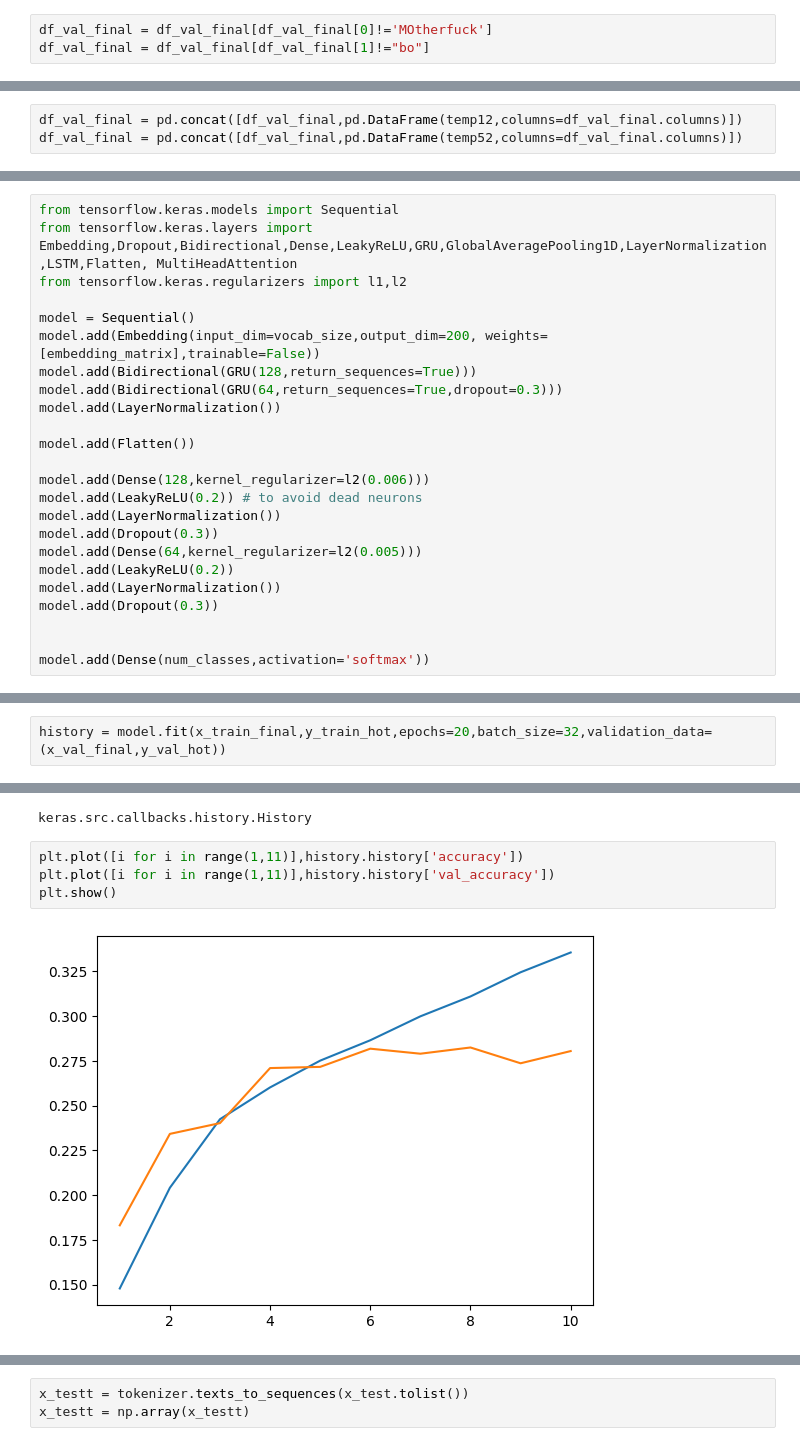
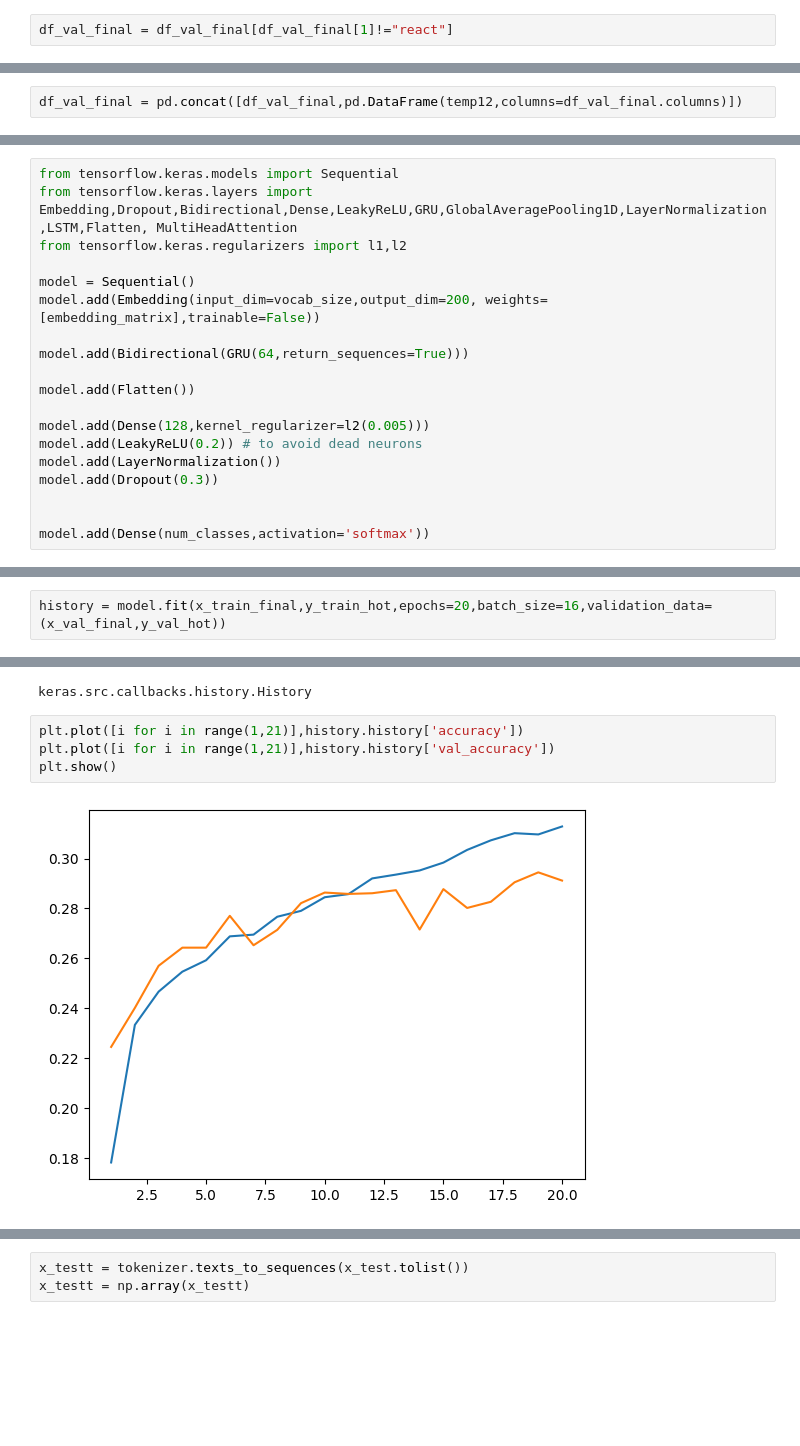
Before and after one commit to viVeK21111/Emotion_detection_rnn, a Jupyter notebook: tempm.ipynb, the cells around one changed output, grey strips where cells are left out. Cells and saved outputs as stored; diff of their text form; blank space fills up the shorter version.

```diff
--- a/tempm.ipynb
+++ b/tempm.ipynb
@@ -886,6 +859,5 @@ temp12,temp52
 # %%
-df_val_final = df_val_final[df_val_final[0]!='MOtherfuck']
-df_val_final = df_val_final[df_val_final[1]!="bo"]
+df_val_final = df_val_final[df_val_final[1]!="react"]
 # %%
 df_val_final.value_counts().head()
 # %% [output]
@@ -898,7 +870,6 @@ I           wish!   [name]      <null>     <null>  <null>  <null>  <null>  <null
 Name: count, dtype: int64
 # %%
 df_val_final = pd.concat([df_val_final,pd.DataFrame(temp12,columns=df_val_final.columns)])
-df_val_final = pd.concat([df_val_final,pd.DataFrame(temp52,columns=df_val_final.columns)])
 # %%
 len(df_val_final)
 # %% [output]
@@ -1195,18 +1166,13 @@ from tensorflow.keras.regularizers import l1,l2
 
 model = Sequential()
 model.add(Embedding(input_dim=vocab_size,output_dim=200, weights=[embedding_matrix],trainable=False))
-model.add(Bidirectional(GRU(128,return_sequences=True)))
-model.add(Bidirectional(GRU(64,return_sequences=True,dropout=0.3)))
-model.add(LayerNormalization())
+
+model.add(Bidirectional(GRU(64,return_sequences=True)))
 
 model.add(Flatten())
 
-model.add(Dense(128,kernel_regularizer=l2(0.006)))
+model.add(Dense(128,kernel_regularizer=l2(0.005)))
 model.add(LeakyReLU(0.2)) # to avoid dead neurons
-model.add(LayerNormalization())
-model.add(Dropout(0.3))
-model.add(Dense(64,kernel_regularizer=l2(0.005)))
-model.add(LeakyReLU(0.2))
 model.add(LayerNormalization())
 model.add(Dropout(0.3))
 
@@ -1216,6 +1182,6 @@ model.add(Dense(num_classes,activation='softmax'))
 from tensorflow.keras.optimizers import Adam,SGD
 model.compile(optimizer=Adam(learning_rate=0.001),loss='categorical_crossentropy',metrics=['accuracy']) # categorical_crossentropy for one-hot encoded lables
 # %%
-history = model.fit(x_train_final,y_train_hot,epochs=20,batch_size=32,validation_data=(x_val_final,y_val_hot))
+history = model.fit(x_train_final,y_train_hot,epochs=20,batch_size=16,validation_data=(x_val_final,y_val_hot))
 # %% [output]
 Epoch 1/20
@@ -1239,11 +1209,11 @@ type(history)
 # %% [output]
 keras.src.callbacks.history.History
 # %%
-plt.plot([i for i in range(1,11)],history.history['accuracy'])
-plt.plot([i for i in range(1,11)],history.history['val_accuracy'])
+plt.plot([i for i in range(1,21)],history.history['accuracy'])
+plt.plot([i for i in range(1,21)],history.history['val_accuracy'])
 plt.show()
 # %% [output]
-[figure, old version]
+[figure, new version]
 # %%
 model.summary()
 # %% [output]
```
Also changed, not shown: parts of 93 cells of this notebook, 3 other files.
